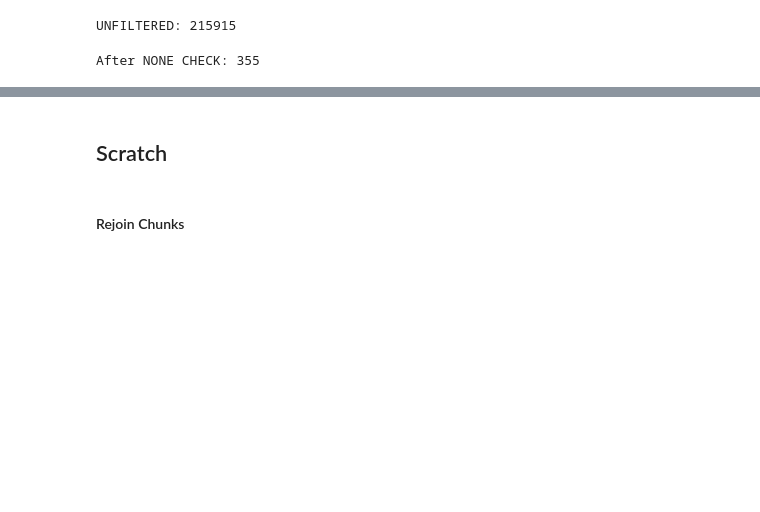
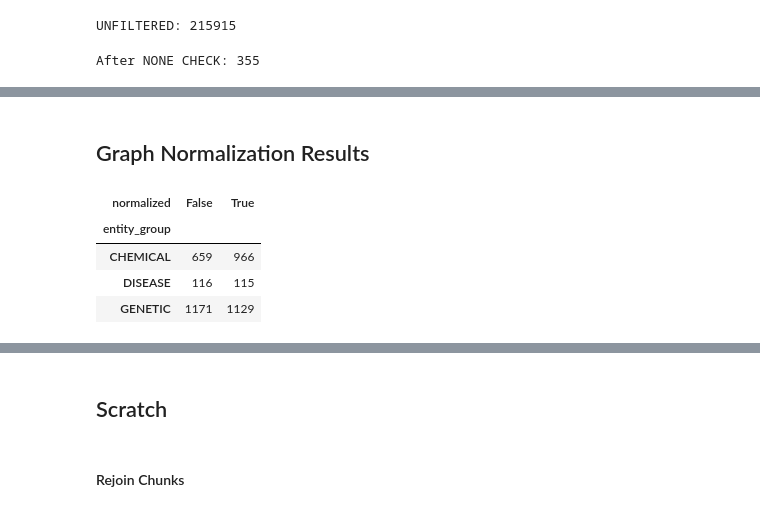
Before and after one commit to GenomicMedLab/fda-nlp, a Jupyter notebook: Huggingface/ner_tagging.ipynb, the cells around one changed output, grey strips where cells are left out. Drawn from its saved outputs; the diff is of its cells as text; code cells hidden in the pictures; blank space fills up the shorter version.

```diff
--- a/Huggingface/ner_tagging.ipynb
+++ b/Huggingface/ner_tagging.ipynb
@@ -234,0 +217,13 @@ Name: word, Length: 121, dtype: int64
+# %% [markdown]
+## Graph Normalization Results
+# %%
+evaluated['normalized'] = evaluated['match_type']>0
+evaluated_g = evaluated.groupby(['entity_group','normalized']).count()[['word']].unstack(level=1)['word']
+
+evaluated_g
+# %% [output]
+| normalized | False | True |
+| entity_group |  |  |
+| CHEMICAL | 659 | 966 |
+| DISEASE | 116 | 115 |
+| GENETIC | 1171 | 1129 |
```
Also changed, not shown: parts of 11 cells of this notebook.
